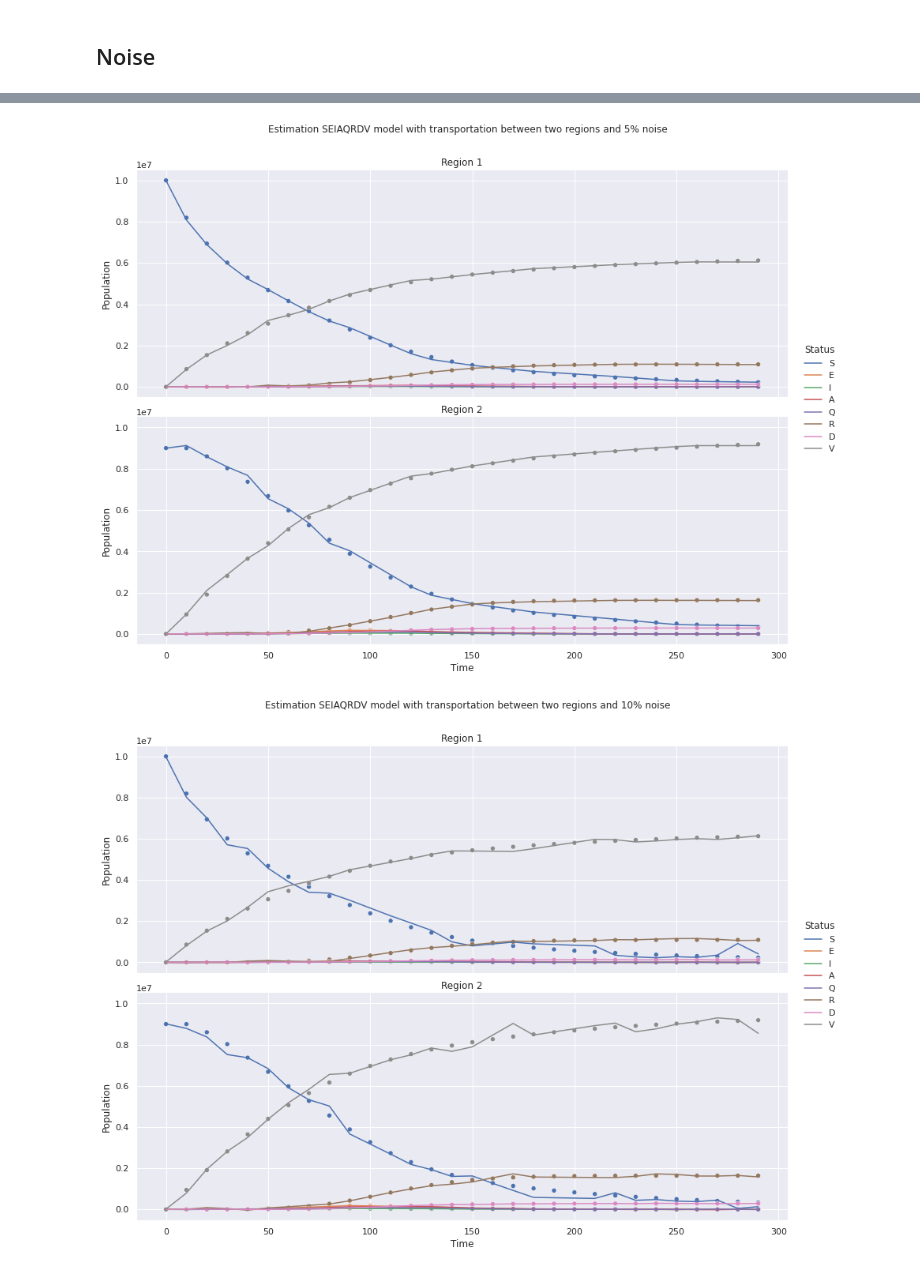
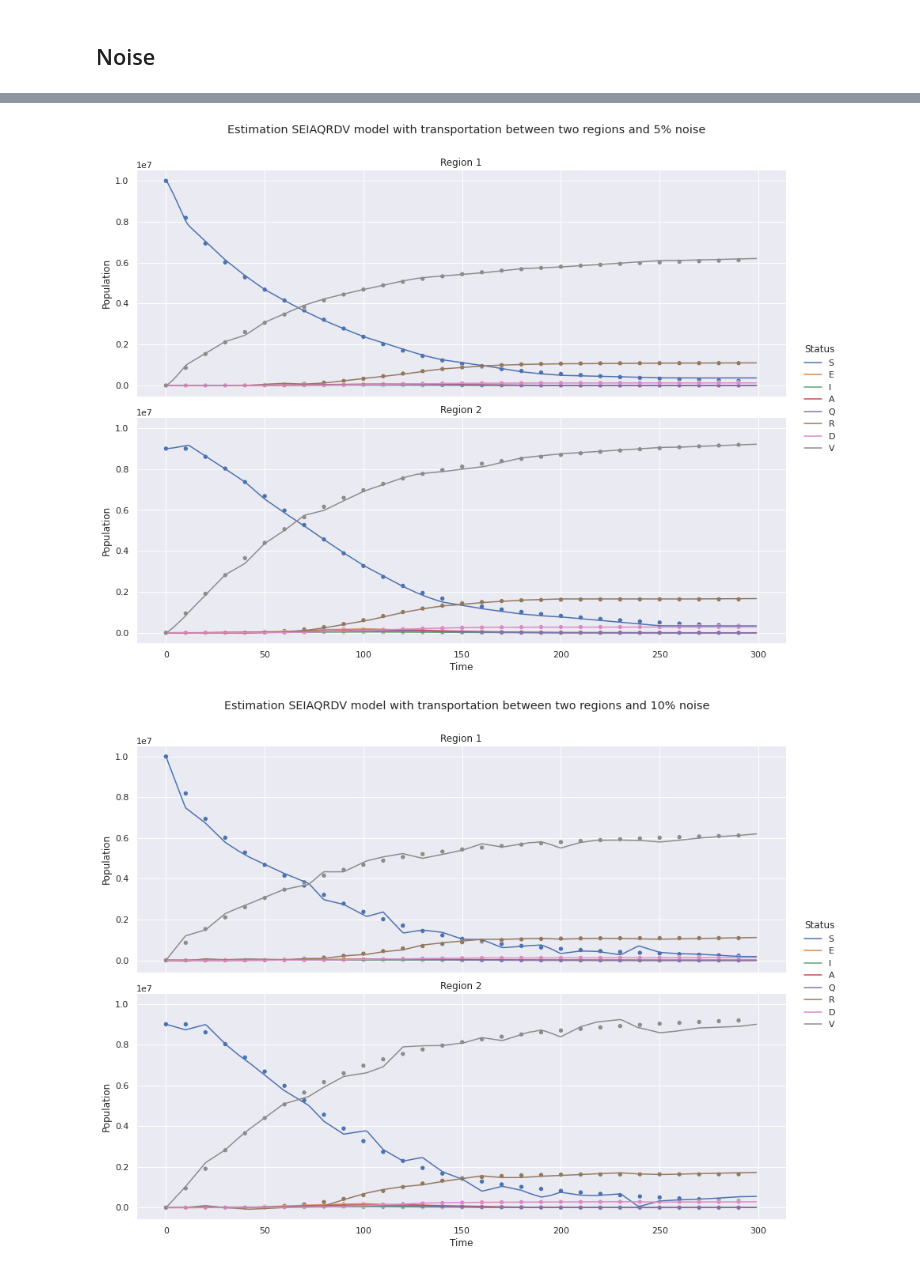
Before and after one commit to aoguedao/dinn_covid19, a Jupyter notebook: notebooks/seiaqrdvt_noise.ipynb, the cells around one changed output, grey strips where cells are left out. Saved outputs shown, nothing was run; the diff lists cells and outputs as text; code cells hidden in the pictures.

```diff
--- a/notebooks/seiaqrdvt_noise.ipynb
+++ b/notebooks/seiaqrdvt_noise.ipynb
@@ -458,9 +459,9 @@ def dinn(data_t, data_y, N1, N2):
 # %% [markdown]
 ## Noise
 # %%
-def estimation_plot(t, y_real, y_pred, title=None, name=None):
+def estimation_plot(t_real, t_pred, y_real, y_pred, title=None, name=None):
     df_real = (
-        pd.DataFrame(y, columns=names, index=t.ravel())
+        pd.DataFrame(y_real, columns=names, index=t_real.ravel())
         .rename_axis("time")
         .reset_index()
         .melt(id_vars="time", var_name="status_region", value_name="population")
@@ -469,9 +470,9 @@ def estimation_plot(t, y_real, y_pred, title=None, name=None):
             region=lambda x: x["status_region"].str[1],
         )
     )
-
+    sns.set(rc={"figure.facecolor":"white"})
     df_pred = (
-        pd.DataFrame(y_pred, columns=names, index=t.ravel())
+        pd.DataFrame(y_pred, columns=names, index=t_pred.ravel())
         .rename_axis("time")
         .reset_index()
         .melt(id_vars="time", var_name="status_region", value_name="population")
@@ -636,2 +638,4 @@ Best model at step 50000:
+# %%
+t_pred = np.arange(0, 300)[:, np.newaxis]
 # %%
 estimation_plot(
@@ -646,20 +651,22 @@ estimation_plot(
 # %%
 estimation_plot(
-    t=t,
+    t_real=t,
+    t_pred=t_pred,
     y_real=y,
-    y_pred=model5.predict(t),
+    y_pred=model5.predict(t_pred),
     title="Estimation SEIAQRDV model with transportation between two regions and 5% noise",
     name="SEIAQRDVT_noise05"
 )
 # %% [output]
-[figure, old version]
+[figure, new version]
 # %%
 estimation_plot(
-    t=t,
+    t_real=t,
+    t_pred=t_pred,
     y_real=y,
-    y_pred=model10.predict(t),
+    y_pred=model10.predict(t_pred),
     title="Estimation SEIAQRDV model with transportation between two regions and 10% noise",
     name="SEIAQRDVT_noise10"
 )
 # %% [output]
-[figure, old version]
+[figure, new version]
```
Also changed, not shown: parts of 3 cells of this notebook, 5 other files.
